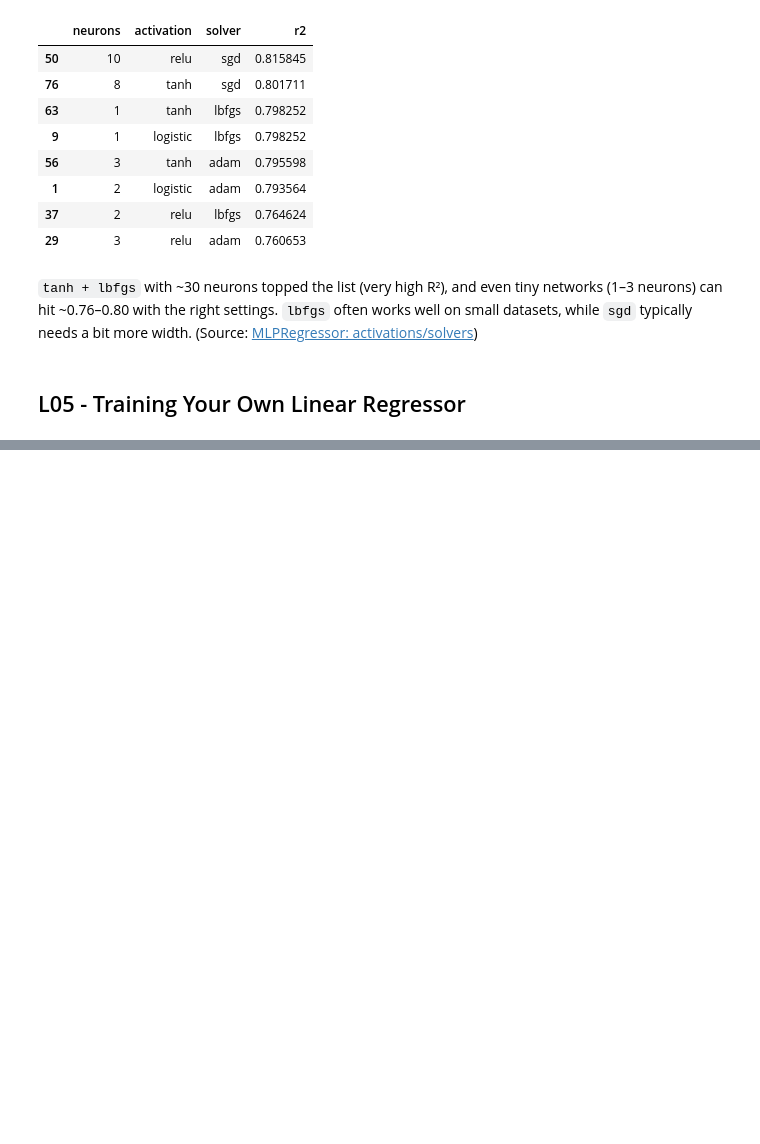
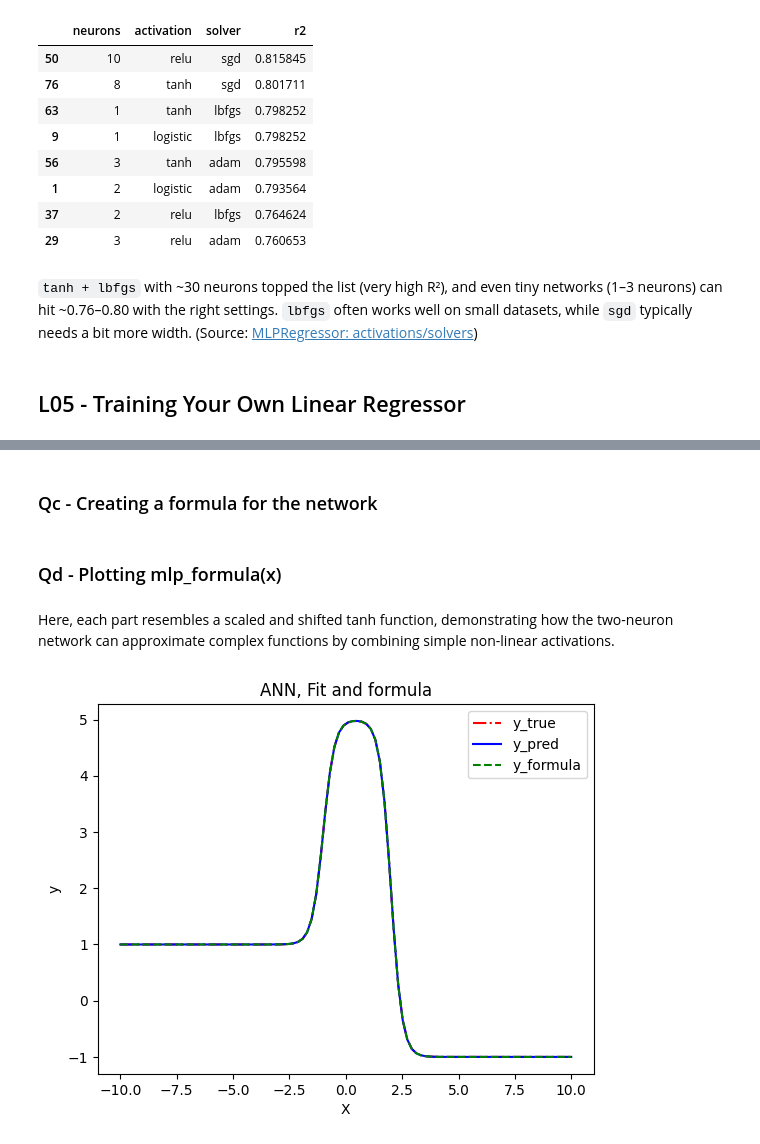
Before and after one commit to madskelkjaer/SWMAL, a Jupyter notebook: Journal/Opgave2/SWMAL_Grp10-2.ipynb, the cells around one changed output, grey strips where cells are left out. Saved outputs shown, nothing was run; the diff lists cells and outputs as text; code cells hidden in the pictures; blank space fills up the shorter version.

```diff
--- a/Journal/Opgave2/SWMAL_Grp10-2.ipynb
+++ b/Journal/Opgave2/SWMAL_Grp10-2.ipynb
@@ -616,0 +665,28 @@ Smallest networks that hit target R^2 (default 0.75), by (activation, solver):
+# %% [markdown]
+### Qc - Creating a formula for the network
+# %%
+def mlp_formula(x):
+    W1, W2 = mlp.coefs_
+    b1, b2 = mlp.intercepts_
+
+    z1 = np.dot(x, W1) + b1
+    a1 = np.tanh(z1)
+
+    z2 = np.dot(a1, W2) + b2
+    a2 = z2
+
+    return a2
+# %% [markdown]
+### Qd - Plotting mlp_formula(x)
+# %% [markdown]
+Here, each part resembles a scaled and shifted tanh function, demonstrating how the two-neuron network can approximate complex functions by combining simple non-linear activations.
+# %%
+y_formula = mlp_formula(X)
+plt.plot(X, y_true, "r-.", X, y_pred, "b-", X, y_formula, "g--")
+plt.legend(["y_true", "y_pred", "y_formula"])
+plt.title("ANN, Fit and formula")
+plt.xlabel("X")
+plt.ylabel("y")
+plt.show()
+# %% [output]
+[figure, added]
```
Also changed, not shown: parts of 8 cells of this notebook, 1 other file.
